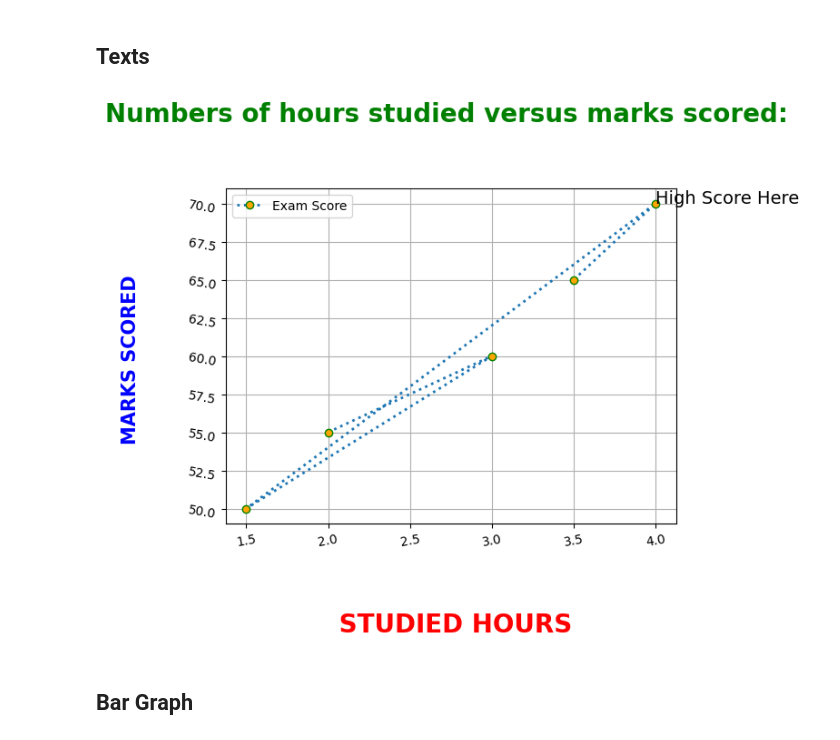
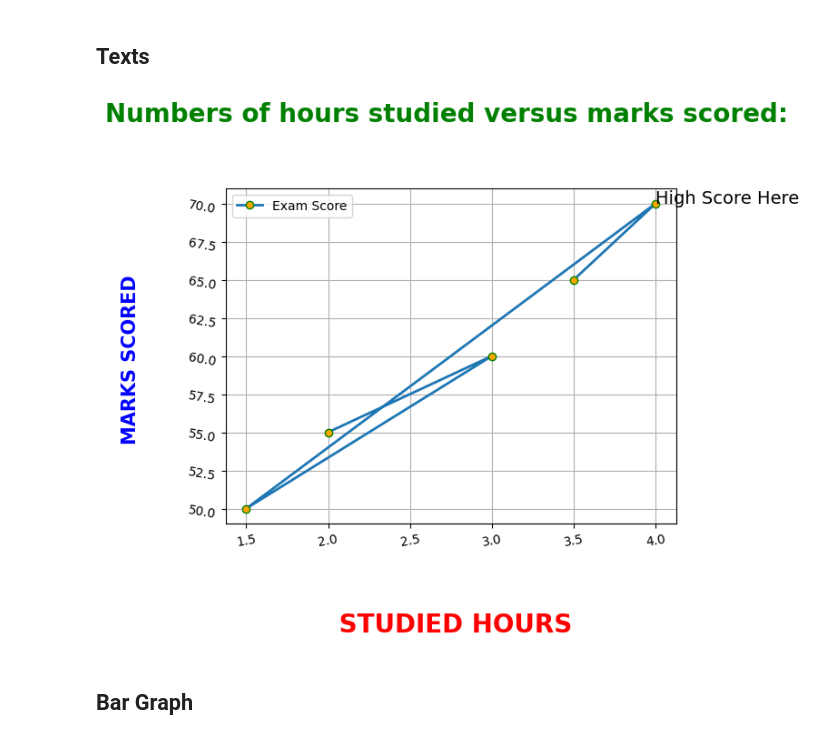
Before and after one commit to Neeschal1/Plotty, a Jupyter notebook: Plotty.ipynb, the cells around one changed output. Cells and saved outputs as stored; diff of their text form; code cells hidden in the pictures.

```diff
--- a/Plotty.ipynb
+++ b/Plotty.ipynb
@@ -113,25 +113,25 @@ plt.show()
 # %%
 plt.title("Numbers of hours studied versus marks scored: \n\n", fontsize=20, fontweight="bold", color = "green")
 plt.plot(
     studied_hours,
     exam_score,
     marker = "o",
-    linestyle = ":",
+    linestyle = "-",
     markeredgecolor = "green",
     markerfacecolor = "orange",
     linewidth = 2,
     label="Exam Score"
 )
 plt.xlabel("\n\n STUDIED HOURS", fontsize = 20, color="red", fontweight="bold")
 plt.ylabel("MARKS SCORED \n\n", fontsize = 15, color="blue", fontweight="semibold")
 plt.xticks(fontsize = 10, rotation = 10)
 plt.yticks(fontsize = 10, rotation = -10)
 plt.text(4, 70, "High Score Here", fontsize=14)
 plt.legend()
 plt.grid(True)
 plt.show()
 # %% [output]
-[figure, old version]
+[figure, new version]
 # %% [markdown]
 ## Bar Graph
 # %%
```
Also changed, not shown: parts of 2 cells of this notebook.
